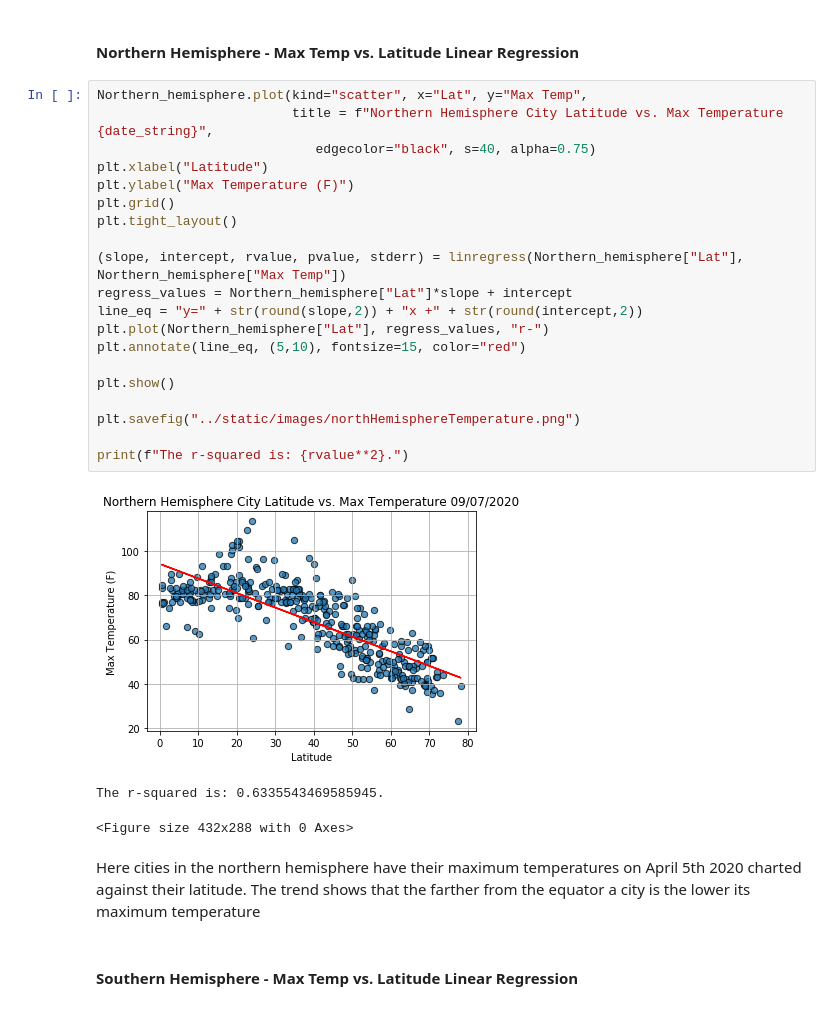
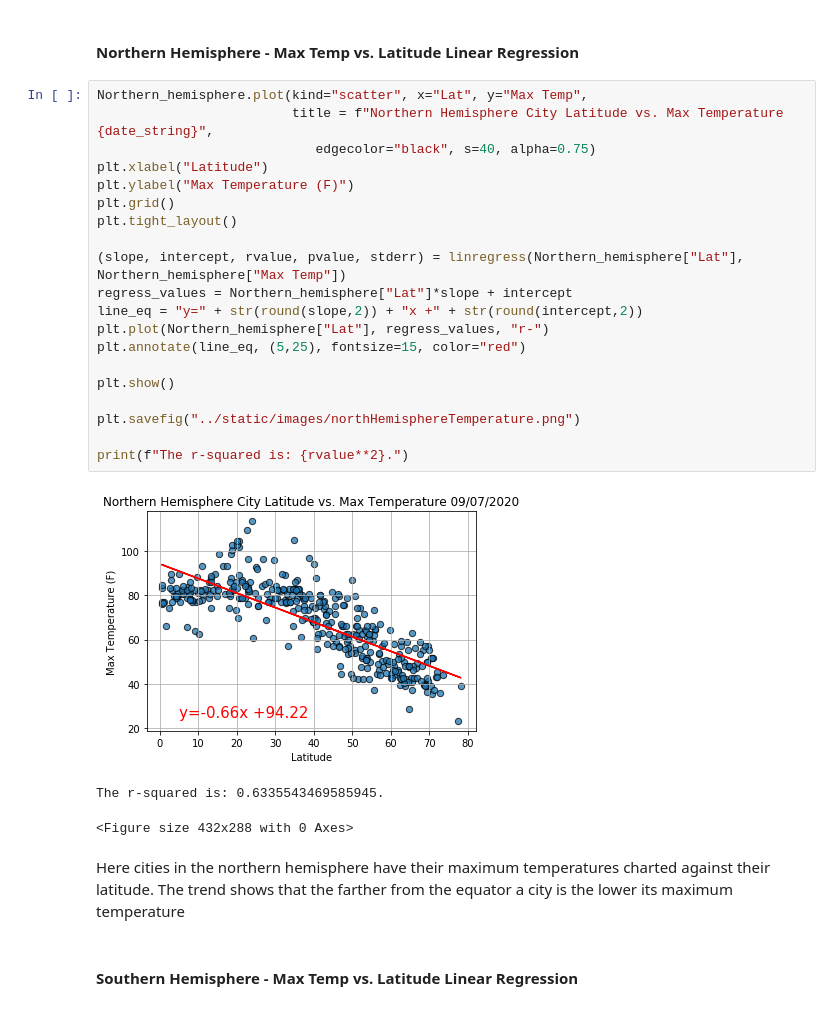
Before and after one commit to camiloibanez/Latitude-Weather-Correlations, a Jupyter notebook: WeatherPy/WeatherPy.ipynb, the cells around one changed output. Saved outputs shown, nothing was run; the diff lists cells and outputs as text.

```diff
--- a/WeatherPy/WeatherPy.ipynb
+++ b/WeatherPy/WeatherPy.ipynb
@@ -308,29 +308,29 @@ The r-squared is: 2.43491912795916e-05.
 # %%
 Northern_hemisphere.plot(kind="scatter", x="Lat", y="Max Temp",
                          title = f"Northern Hemisphere City Latitude vs. Max Temperature {date_string}",
                             edgecolor="black", s=40, alpha=0.75)
 plt.xlabel("Latitude")
 plt.ylabel("Max Temperature (F)")
 plt.grid()
 plt.tight_layout()
 
 (slope, intercept, rvalue, pvalue, stderr) = linregress(Northern_hemisphere["Lat"], Northern_hemisphere["Max Temp"])
 regress_values = Northern_hemisphere["Lat"]*slope + intercept
 line_eq = "y=" + str(round(slope,2)) + "x +" + str(round(intercept,2))
 plt.plot(Northern_hemisphere["Lat"], regress_values, "r-")
-plt.annotate(line_eq, (5,10), fontsize=15, color="red")
+plt.annotate(line_eq, (5,25), fontsize=15, color="red")
 
 plt.show()
 
 plt.savefig("../static/images/northHemisphereTemperature.png")
 
 print(f"The r-squared is: {rvalue**2}.")
 # %% [output]
-[figure, old version]
+[figure, new version]
 The r-squared is: 0.6335543469585945.
 <Figure size 432x288 with 0 Axes>
 # %% [markdown]
-Here cities in the northern hemisphere have their maximum temperatures on April 5th 2020 charted against their latitude. The trend shows that the farther from the equator a city is the lower its maximum temperature
+Here cities in the northern hemisphere have their maximum temperatures charted against their latitude. The trend shows that the farther from the equator a city is the lower its maximum temperature
 # %% [markdown]
 ####  Southern Hemisphere - Max Temp vs. Latitude Linear Regression
 # %%
```
Also changed, not shown: parts of 16 cells of this notebook.
